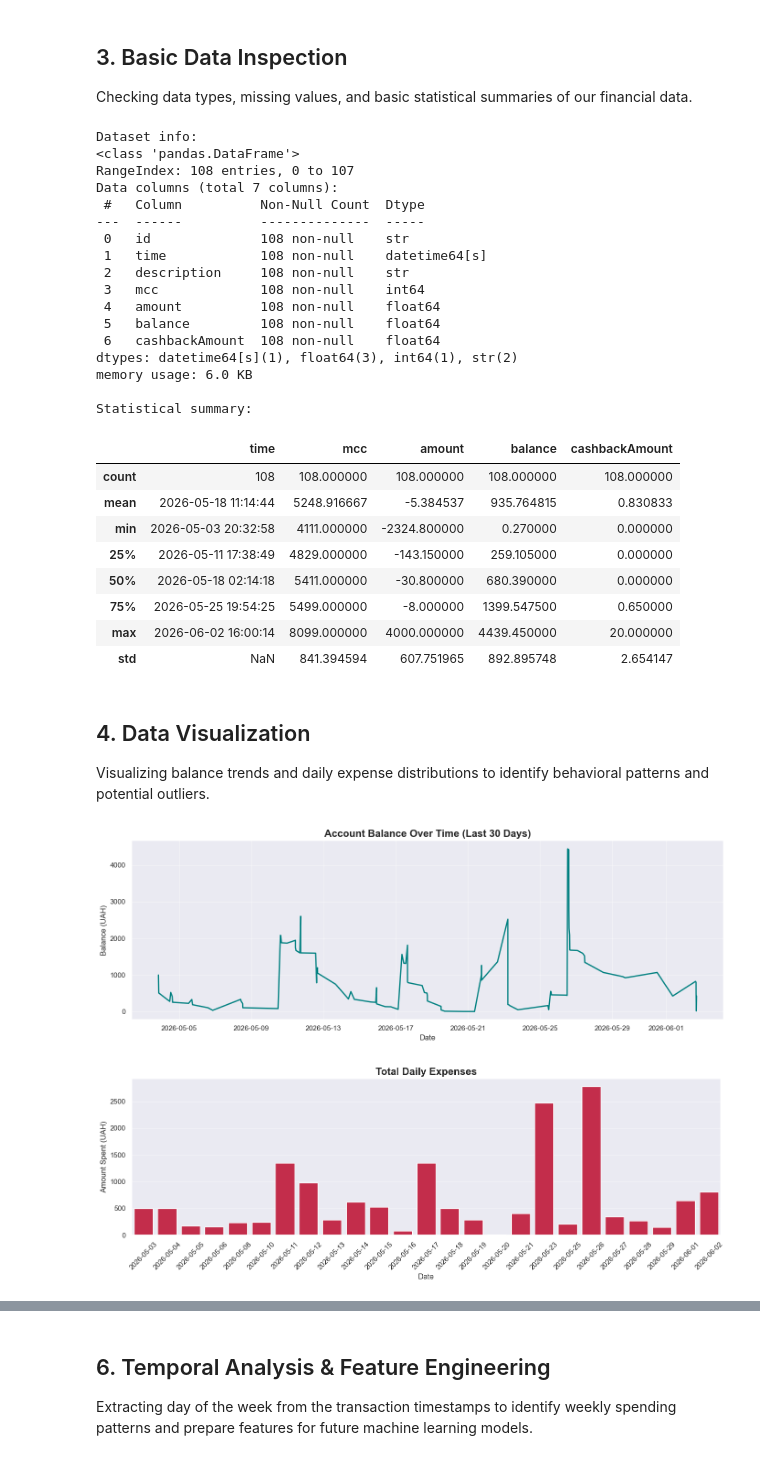
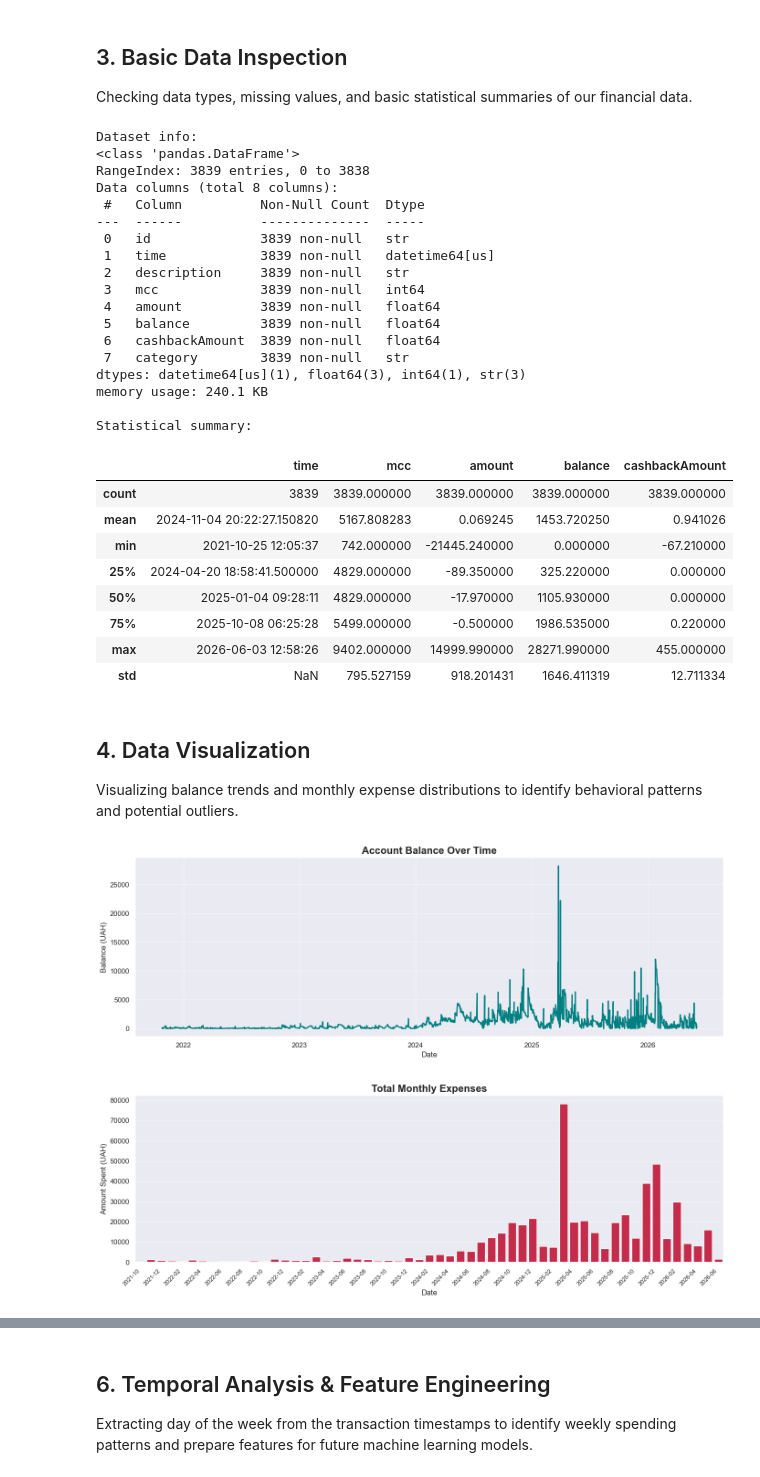
Before and after one commit to artpol1105/monobank_finance_xray, a Jupyter notebook: notebooks/01_exploratory_data_analysis.ipynb, the cells around one changed output, grey strips where cells are left out. Saved outputs shown, nothing was run; the diff lists cells and outputs as text; code cells hidden in the pictures.

```diff
--- a/notebooks/01_exploratory_data_analysis.ipynb
+++ b/notebooks/01_exploratory_data_analysis.ipynb
@@ -32,10 +25,6 @@ Retrieving the last 30 days of transaction history using our `MonoClient` and cl
 # %%
-time_to = int(time.time())
-time_from = time_to - (30 * 24 * 60 * 60)
-
-raw_data = client.get_statement(target_account, time_from, time_to)
-
-df = processor.clean_transactions(raw_data)
+query = "SELECT * FROM transactions ORDER BY time"
+df = pd.read_sql(query, engine)
 
 print(f"There are {len(df)} transactions.")
 
@@ -60,63 +49,68 @@ display(df.describe())
 # %% [output]
 Dataset info:
 <class 'pandas.DataFrame'>
-RangeIndex: 108 entries, 0 to 107
-Data columns (total 7 columns):
+RangeIndex: 3839 entries, 0 to 3838
+Data columns (total 8 columns):
  #   Column          Non-Null Count  Dtype
 ---  ------          --------------  -----
- 0   id              108 non-null    str
- 1   time            108 non-null    datetime64[s]
- 2   description     108 non-null    str
- 3   mcc             108 non-null    int64
- 4   amount          108 non-null    float64
- 5   balance         108 non-null    float64
- 6   cashbackAmount  108 non-null    float64
-dtypes: datetime64[s](1), float64(3), int64(1), str(2)
-memory usage: 6.0 KB
+ 0   id              3839 non-null   str
+ 1   time            3839 non-null   datetime64[us]
+ 2   description     3839 non-null   str
+ 3   mcc             3839 non-null   int64
+ 4   amount          3839 non-null   float64
+ 5   balance         3839 non-null   float64
+ 6   cashbackAmount  3839 non-null   float64
+ 7   category        3839 non-null   str
+dtypes: datetime64[us](1), float64(3), int64(1), str(3)
+memory usage: 240.1 KB
 
 Statistical summary:
 |  | time | mcc | amount | balance | cashbackAmount |
-| count | 108 | 108.000000 | 108.000000 | 108.000000 | 108.000000 |
-| mean | 2026-05-18 11:14:44 | 5248.916667 | -5.384537 | 935.764815 | 0.830833 |
-| min | 2026-05-03 20:32:58 | 4111.000000 | -2324.800000 | 0.270000 | 0.000000 |
-| 25% | 2026-05-11 17:38:49 | 4829.000000 | -143.150000 | 259.105000 | 0.000000 |
-| 50% | 2026-05-18 02:14:18 | 5411.000000 | -30.800000 | 680.390000 | 0.000000 |
-| 75% | 2026-05-25 19:54:25 | 5499.000000 | -8.000000 | 1399.547500 | 0.650000 |
-| max | 2026-06-02 16:00:14 | 8099.000000 | 4000.000000 | 4439.450000 | 20.000000 |
-| std | NaN | 841.394594 | 607.751965 | 892.895748 | 2.654147 |
+| count | 3839 | 3839.000000 | 3839.000000 | 3839.000000 | 3839.000000 |
+| mean | 2024-11-04 20:22:27.150820 | 5167.808283 | 0.069245 | 1453.720250 | 0.941026 |
+| min | 2021-10-25 12:05:37 | 742.000000 | -21445.240000 | 0.000000 | -67.210000 |
+| 25% | 2024-04-20 18:58:41.500000 | 4829.000000 | -89.350000 | 325.220000 | 0.000000 |
+| 50% | 2025-01-04 09:28:11 | 4829.000000 | -17.970000 | 1105.930000 | 0.000000 |
+| 75% | 2025-10-08 06:25:28 | 5499.000000 | -0.500000 | 1986.535000 | 0.220000 |
+| max | 2026-06-03 12:58:26 | 9402.000000 | 14999.990000 | 28271.990000 | 455.000000 |
+| std | NaN | 795.527159 | 918.201431 | 1646.411319 | 12.711334 |
 # %% [markdown]
 ## 4. Data Visualization
-Visualizing balance trends and daily expense distributions to identify behavioral patterns and potential outliers.
+Visualizing balance trends and monthly expense distributions to identify behavioral patterns and potential outliers.
 # %%
-import matplotlib.pyplot as plt
-import seaborn as sns
-
 sns.set_theme(style="darkgrid", palette="deep")
 
 plt.figure(figsize=(14, 5))
 sns.lineplot(data=df, x='time', y='balance', color='teal', linewidth=2)
-plt.title("Account Balance Over Time (Last 30 Days)", fontsize=16, fontweight='bold')
+plt.title("Account Balance Over Time", fontsize=16, fontweight='bold')
 plt.xlabel("Date", fontsize=12)
 plt.ylabel("Balance (UAH)", fontsize=12)
 plt.tight_layout()
 plt.show()
 
 expenses = df[df['amount'] < 0].copy()
 expenses['expense_amount'] = expenses['amount'].abs()
 
-expenses['date'] = expenses['time'].dt.date
-daily_expenses = expenses.groupby('date')['expense_amount'].sum().reset_index()
+expenses['month'] = expenses['time'].dt.strftime('%Y-%m')
+monthly_expenses = expenses.groupby('month')['expense_amount'].sum().reset_index()
 
 plt.figure(figsize=(14, 5))
-ax = sns.barplot(data=daily_expenses, x='date', y='expense_amount', color='crimson')
-plt.title("Total Daily Expenses", fontsize=16, fontweight='bold')
+ax = sns.barplot(data=monthly_expenses, x='month', y='expense_amount', color='crimson')
+plt.title("Total Monthly Expenses", fontsize=16, fontweight='bold')
 plt.xlabel("Date", fontsize=12)
 plt.ylabel("Amount Spent (UAH)", fontsize=12)
-plt.xticks(rotation=45)
+plt.xticks(rotation=45, ha='right', fontsize=9)
+
+for ind, label in enumerate(ax.get_xticklabels()):
+    if ind % 2 == 0:
+        label.set_visible(True)
+    else:
+        label.set_visible(False)
+
 plt.tight_layout()
 plt.show()
 # %% [output]
-[figure, old version]
+[figure, new version]
-[figure, old version]
+[figure, new version]
 # %% [markdown]
 ## 5. Category Analysis (MCC Mapping)
```
Also changed, not shown: parts of 6 cells of this notebook.
